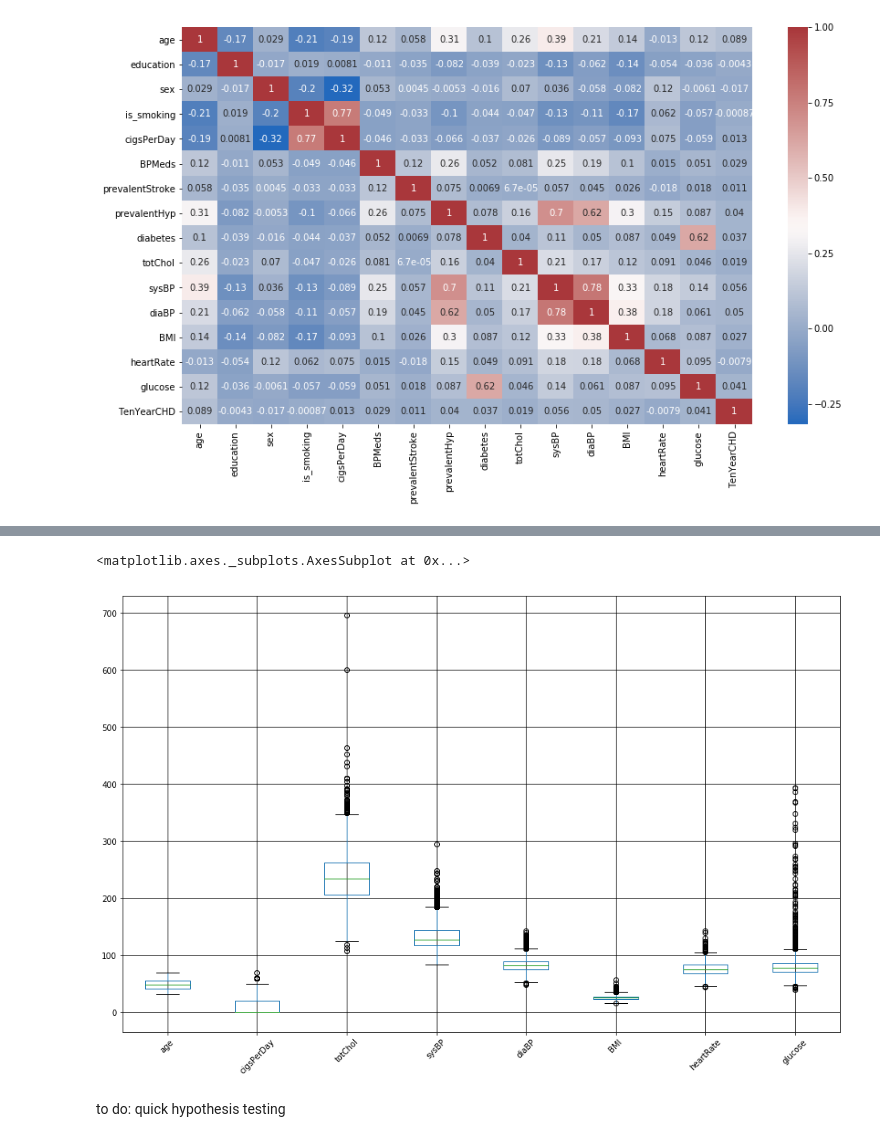
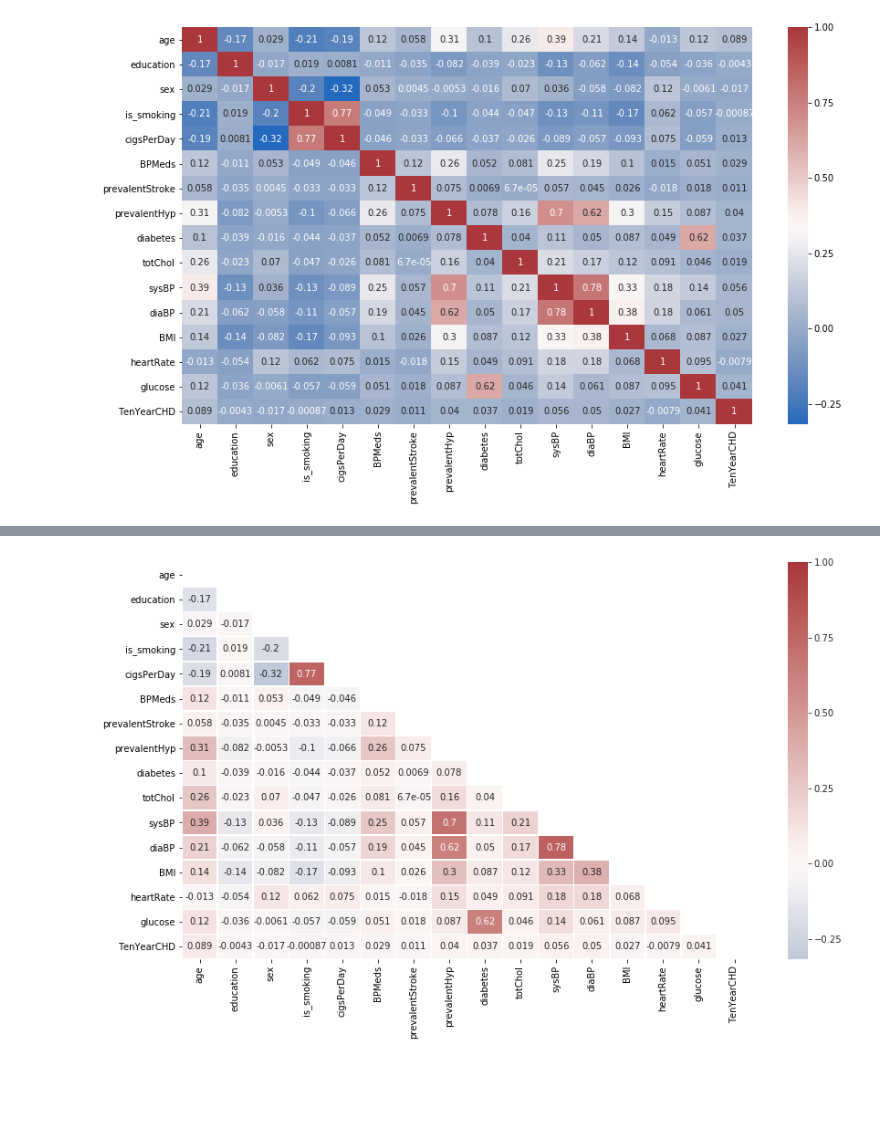
Before and after one commit to CJEJansson/Springboard_Projects, a Jupyter notebook: Capstone 2/Predicting Cardiovascular Disease.ipynb, the cells around one changed output, grey strips where cells are left out. Cells and saved outputs as stored; diff of their text form; code cells hidden in the pictures; blank space fills up the shorter version.

```diff
--- a/Capstone 2/Predicting Cardiovascular Disease.ipynb
+++ b/Capstone 2/Predicting Cardiovascular Disease.ipynb
@@ -691,12 +676,19 @@ Text(0.5,1,'Boxplot of Systolic BP vs Gender')
-# %%
-#Pull only continuous features
-dist_data = corr_data[['age', 'cigsPerDay','totChol','sysBP','diaBP','BMI','heartRate','glucose']]
-
-#Plot a quick Feature Distribution for all data
-figure(figsize=(16,10))
-dist_data.boxplot(rot=45)
-# %% [output]
-<matplotlib.axes._subplots.AxesSubplot at 0x...>
-[figure, removed]
-# %% [markdown]
-to do: quick hypothesis testing
+# %%
+#define variable to be plotted
+corrmat=corr_data.corr()
+
+f,ax = plt.subplots(figsize=(14,8))
+
+#define masked area of heatmap
+mask = np.zeros_like(corrmat) # returns numpy array identical in shape to corrmat, filled with zeros
+mask[np.triu_indices_from(mask)] = True # takes mask and changes the triangle above the diagonal to 1
+
+#plot heatmap, applying the mask, reversing the order of rows and columns for display purposes
+with sns.axes_style("white"):
+    ax = sns.heatmap(corrmat, center = 0, linewidths=.5, mask=mask, cmap='vlag', annot=True)
+
+
+#save plot as image
+plt.savefig(r'images/correlation_heatmap_diagonal.png', dpi=400)
+# %% [output]
+[figure, added]
```
Also changed, not shown: parts of 49 cells of this notebook, 15 other files.
